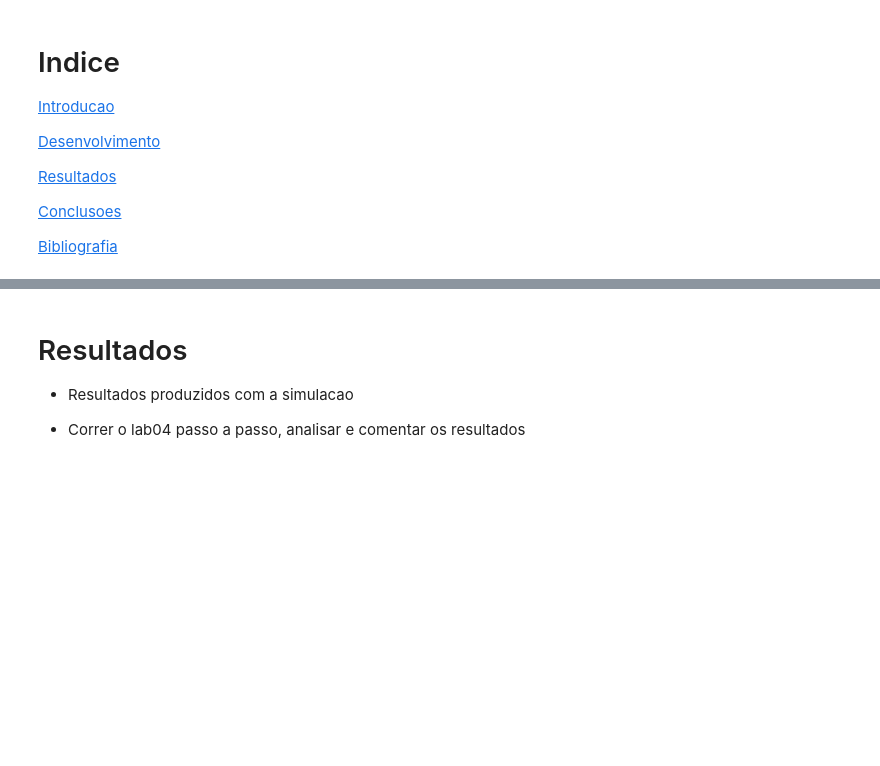
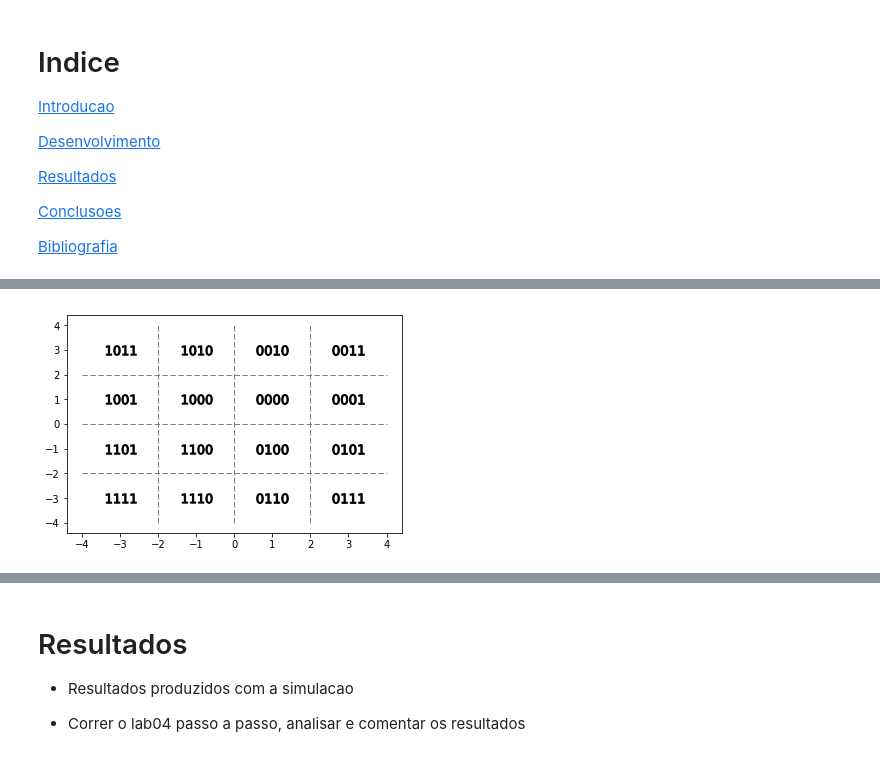
Before and after one commit to andre0xFF/ISEL-LEIM-CPS, a Jupyter notebook: Projects/report.ipynb, the cells around one changed output, grey strips where cells are left out. Cells and saved outputs as stored; diff of their text form; code cells hidden in the pictures; blank space fills up the shorter version.

```diff
--- a/Projects/report.ipynb
+++ b/Projects/report.ipynb
@@ -34,0 +247,6 @@ O **canal** e' meramente o meio utilizado para transmitir o sinal do transmissor
+# %%
+from lab04 import lab04
+
+lab04.constellation_configuration()
+# %% [output]
+[figure, added]
```
Also changed, not shown: parts of 15 cells of this notebook, 6 other files.
